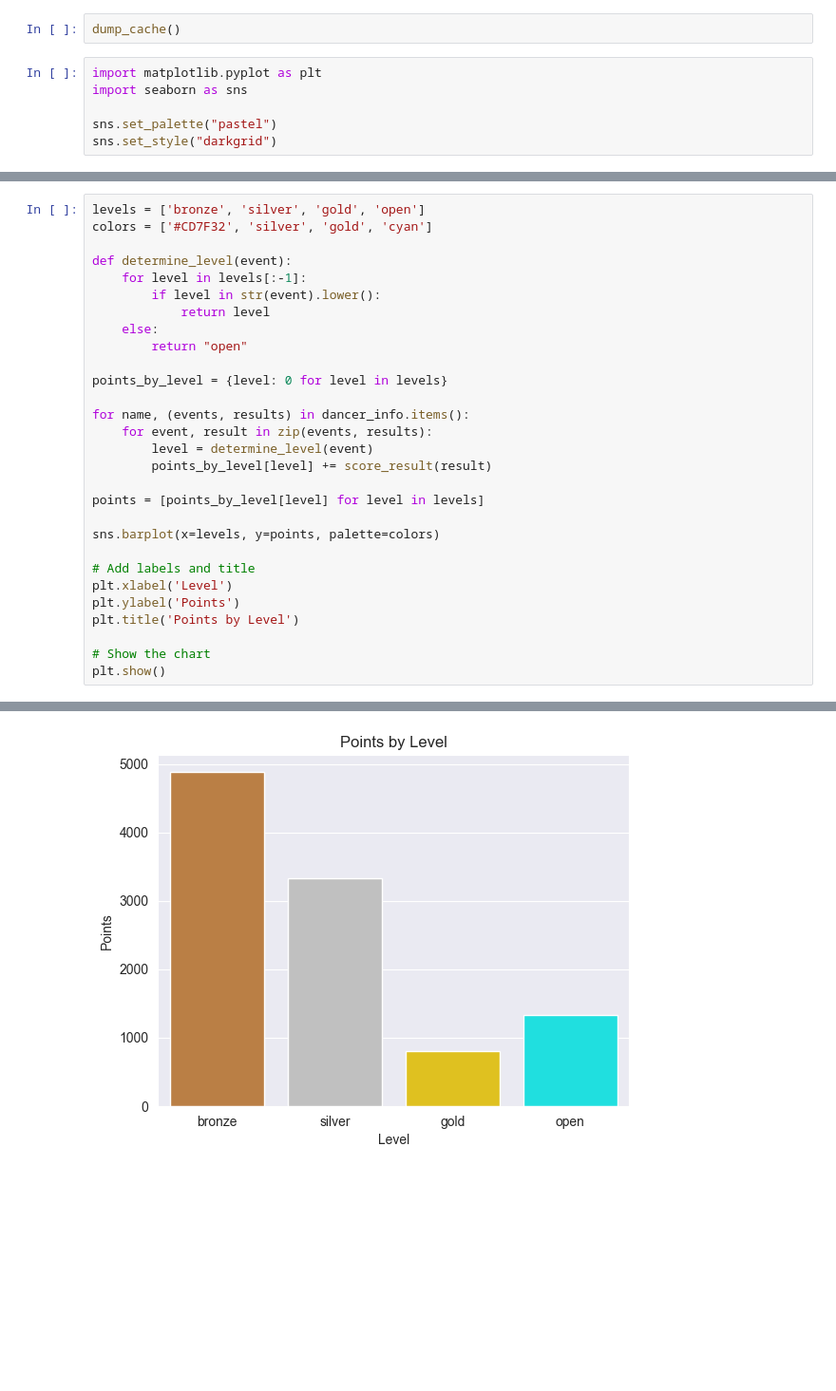
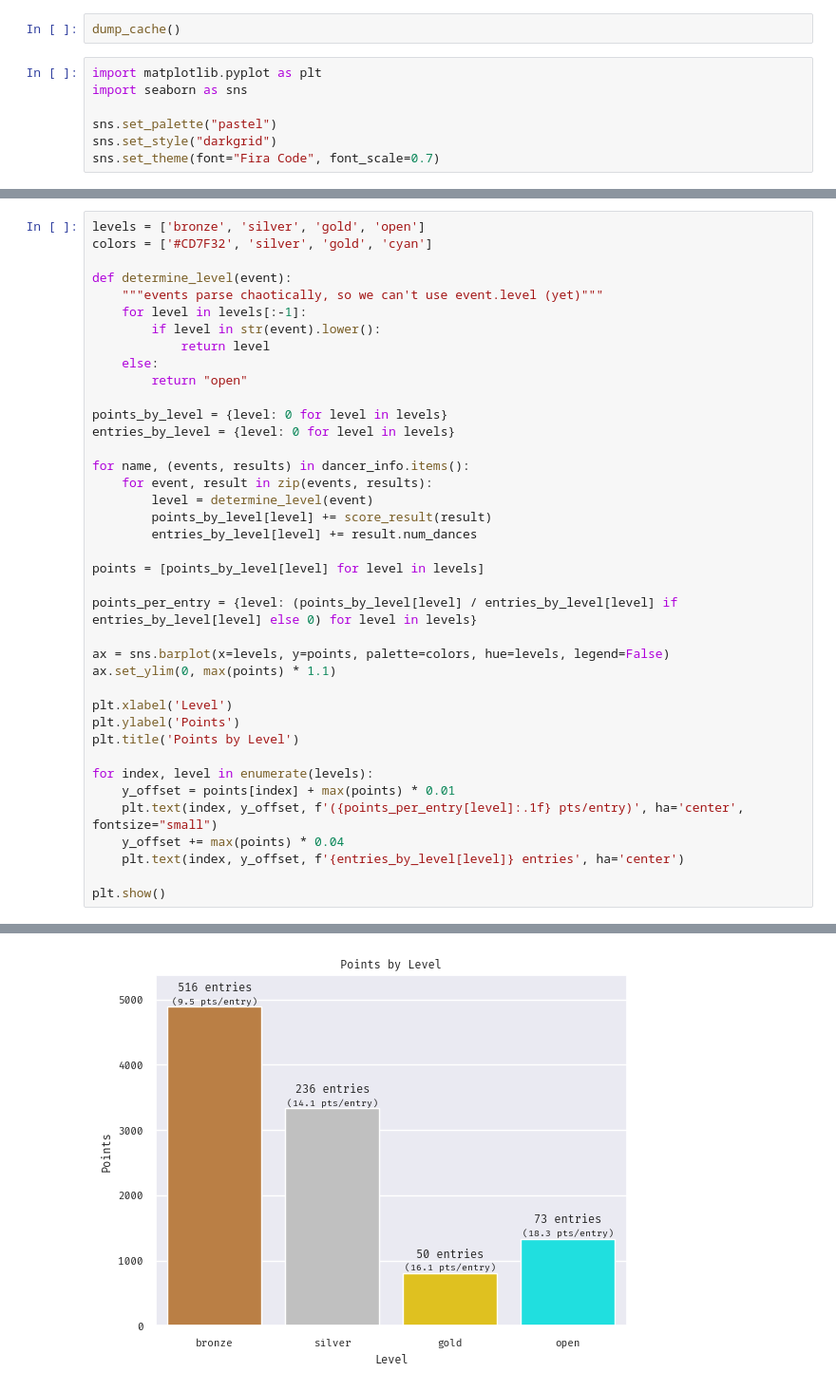
Before and after one commit to iCalculated/ballroom_analysis, a Jupyter notebook: _proc/scratch.ipynb, the cells around one changed output, grey strips where cells are left out. Shown: that part at 95% size. Cells and saved outputs as stored; diff of their text form; blank space fills up the shorter version.

Commit message:
🥇 fancier bar chart

```diff
--- a/_proc/scratch.ipynb
+++ b/_proc/scratch.ipynb
@@ -191,6 +187,7 @@ import seaborn as sns
 
 sns.set_palette("pastel")
 sns.set_style("darkgrid")
+sns.set_theme(font="Fira Code", font_scale=0.7)
 # %%
 scores = {name: sum(score_result(result) for result in results) for name, (_, results) in dancer_info.items()}
 sorted_scores = sorted(scores.items(), key=lambda x: x[1], reverse=True)
@@ -221,6 +218,7 @@ levels = ['bronze', 'silver', 'gold', 'open']
 colors = ['#CD7F32', 'silver', 'gold', 'cyan']
 
 def determine_level(event):
+    """events parse chaotically, so we can't use event.level (yet)"""
     for level in levels[:-1]:
         if level in str(event).lower():
             return level
@@ -228,21 +226,30 @@ def determine_level(event):
         return "open"
 
 points_by_level = {level: 0 for level in levels}
+entries_by_level = {level: 0 for level in levels}
 
 for name, (events, results) in dancer_info.items():
     for event, result in zip(events, results):
         level = determine_level(event)
         points_by_level[level] += score_result(result)
+        entries_by_level[level] += result.num_dances
 
 points = [points_by_level[level] for level in levels]
 
-sns.barplot(x=levels, y=points, palette=colors)
+points_per_entry = {level: (points_by_level[level] / entries_by_level[level] if entries_by_level[level] else 0) for level in levels}
 
-# Add labels and title
+ax = sns.barplot(x=levels, y=points, palette=colors, hue=levels, legend=False)
+ax.set_ylim(0, max(points) * 1.1)
+
 plt.xlabel('Level')
 plt.ylabel('Points')
 plt.title('Points by Level')
 
-# Show the chart
+for index, level in enumerate(levels):
+    y_offset = points[index] + max(points) * 0.01
+    plt.text(index, y_offset, f'({points_per_entry[level]:.1f} pts/entry)', ha='center', fontsize="small")
+    y_offset += max(points) * 0.04
+    plt.text(index, y_offset, f'{entries_by_level[level]} entries', ha='center')
+
 plt.show()
 # %% [output]
@@ -252 +256 @@ Passing `palette` without assigning `hue` is deprecated and will be removed in v
-[figure, old version]
+[figure, new version]
```
Also changed, not shown: parts of 3 cells of this notebook, 9 other files.
